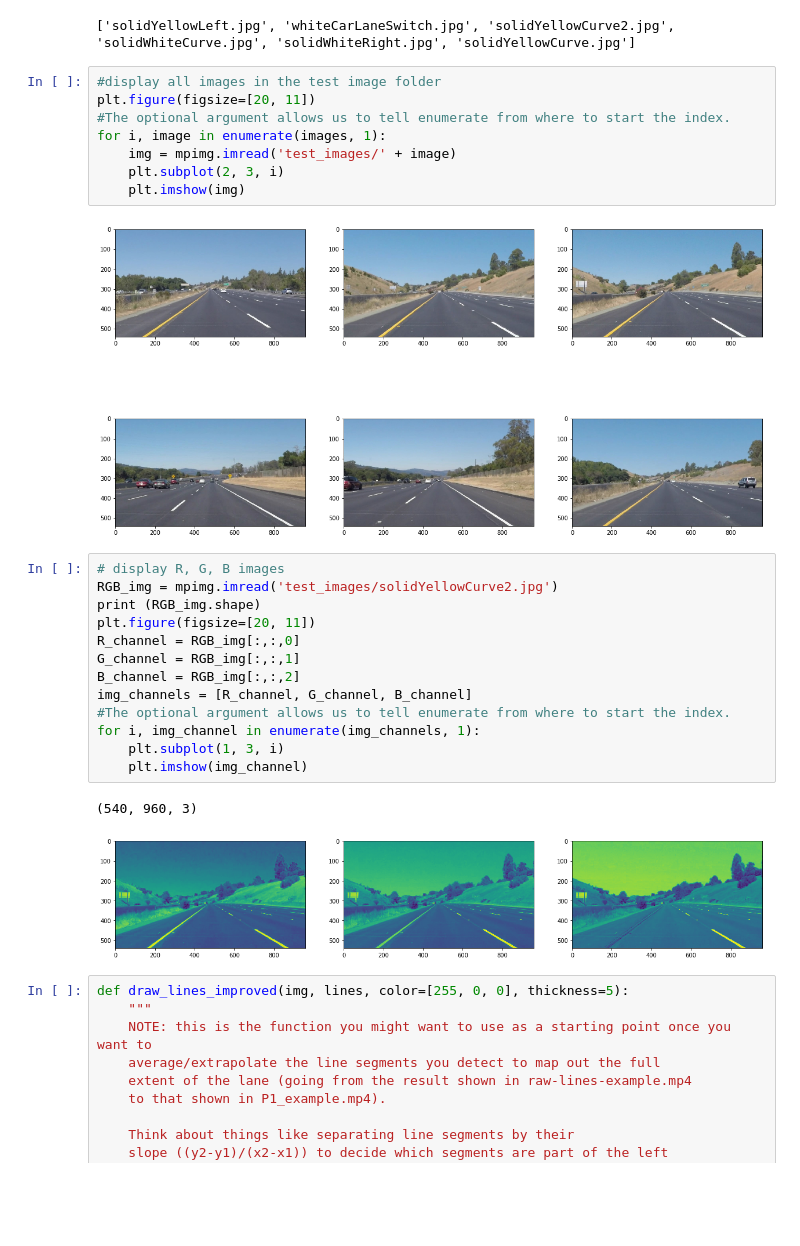
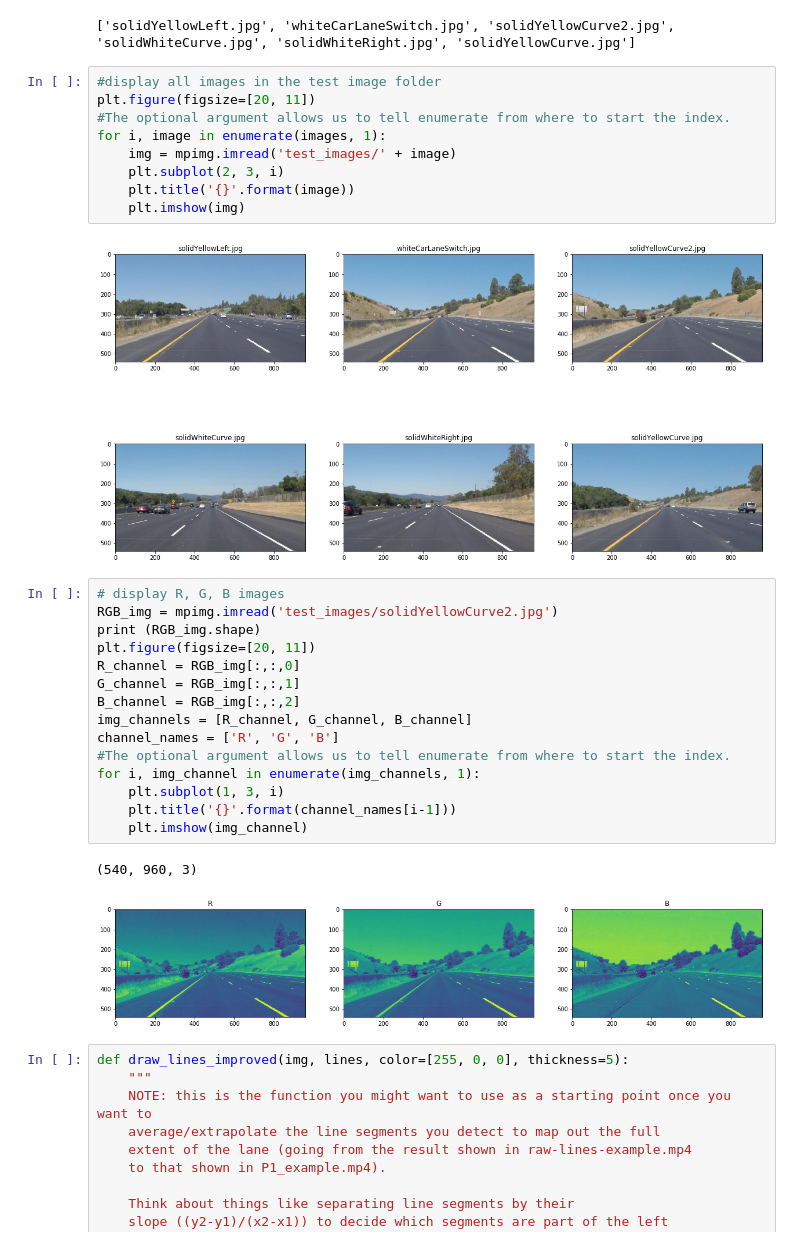
Before and after one commit to piliwilliam0306/Udacity-SDC, a Jupyter notebook: CarND-LaneLines-P1/P1.ipynb, the cells around one changed output. Cells and saved outputs as stored; diff of their text form; blank space fills up the shorter version.

Commit message:
add title on plots

```diff
--- a/CarND-LaneLines-P1/P1.ipynb
+++ b/CarND-LaneLines-P1/P1.ipynb
@@ -18,25 +18,28 @@ plt.figure(figsize=[20, 11])
 for i, image in enumerate(images, 1):
     img = mpimg.imread('test_images/' + image)
     plt.subplot(2, 3, i)
+    plt.title('{}'.format(image))
     plt.imshow(img)
 # %% [output]
-[figure, old version]
+[figure, new version]
 # %%
 # display R, G, B images
 RGB_img = mpimg.imread('test_images/solidYellowCurve2.jpg')
 print (RGB_img.shape)
 plt.figure(figsize=[20, 11])
 R_channel = RGB_img[:,:,0]
 G_channel = RGB_img[:,:,1]
 B_channel = RGB_img[:,:,2]
 img_channels = [R_channel, G_channel, B_channel]
+channel_names = ['R', 'G', 'B']
 #The optional argument allows us to tell enumerate from where to start the index.
 for i, img_channel in enumerate(img_channels, 1):
     plt.subplot(1, 3, i)
+    plt.title('{}'.format(channel_names[i-1]))
     plt.imshow(img_channel)
 # %% [output]
 (540, 960, 3)
-[figure, old version]
+[figure, new version]
 # %%
 def draw_lines_improved(img, lines, color=[255, 0, 0], thickness=5):
     """
```
Also changed, not shown: parts of 1 cell of this notebook.
